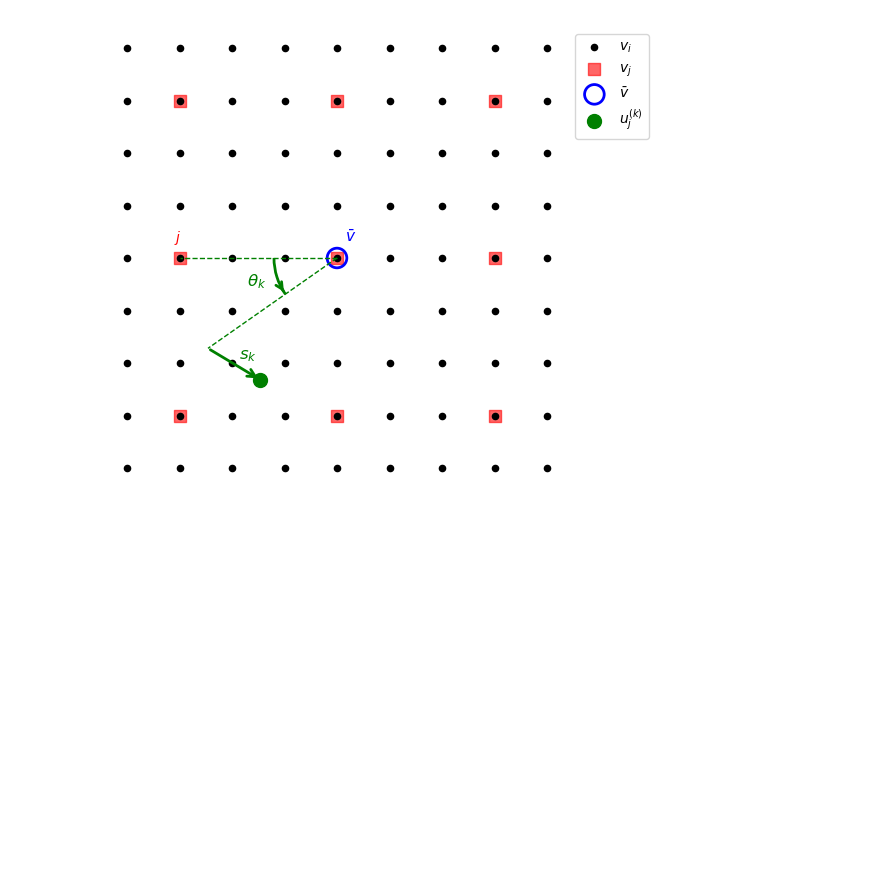
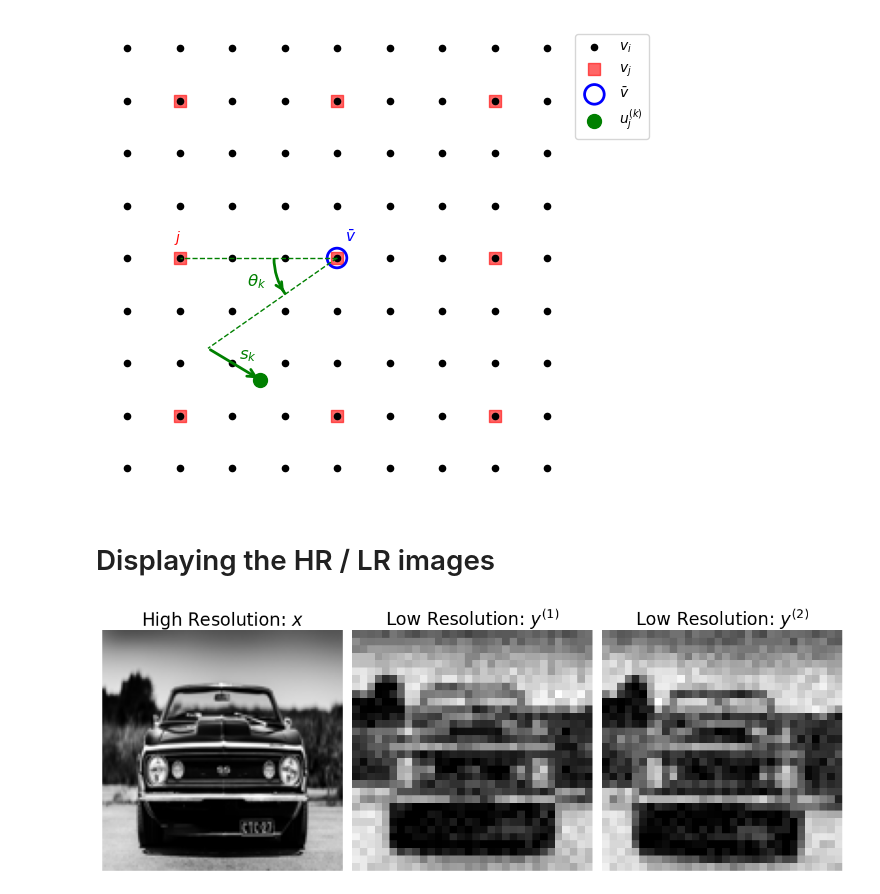
Before and after one commit to MarcusBluestone/BayesianSuperResolution, a Jupyter notebook: src/figs.ipynb, the cells around one changed output. Saved outputs shown, nothing was run; the diff lists cells and outputs as text; code cells hidden in the pictures; blank space fills up the shorter version.

```diff
--- a/src/figs.ipynb
+++ b/src/figs.ipynb
@@ -5,4 +6,7 @@ import numpy as np
 plt.style.use('default')
+# %%
+root_dir = Path('../imgs')
+results_dir = root_dir / 'results_final'
 # %%
 plt.plot(figsize = (12, 6))
 
@@ -191,3 +191,32 @@ plt.savefig('../imgs/grid_shift_pic.png')
 plt.show()
 # %% [output]
 [figure]
+# %% [markdown]
+# Displaying the HR / LR images
+# %%
+imgHR = plt.imread(root_dir / 'hr_small.png')
+imgb  = plt.imread(results_dir / 'data' / 'lr' / 'lr_0.png')
+imgc  = plt.imread(results_dir / 'data' / 'lr' / 'lr_1.png')
+
+
+# Create 1x3 layout
+fig, axes = plt.subplots(1, 3, figsize=(12, 5))
+
+# Plot images
+axes[0].imshow(imgHR, cmap = 'grey')
+axes[0].set_title("High Resolution: $x$", size = 20)
+axes[0].axis("off")
+
+axes[1].imshow(imgb, cmap = 'grey')
+axes[1].set_title("Low Resolution: $y^{(1)}$", size = 20)
+axes[1].axis("off")
+
+axes[2].imshow(imgc, cmap = 'grey')
+axes[2].set_title("Low Resolution: $y^{(2)}$", size = 20)
+axes[2].axis("off")
+
+plt.tight_layout()
+plt.savefig(root_dir / 'hr_lr.png')
+plt.show()
+# %% [output]
+[figure, added]
```
Also changed, not shown: parts of 3 cells of this notebook, 3 other files.
